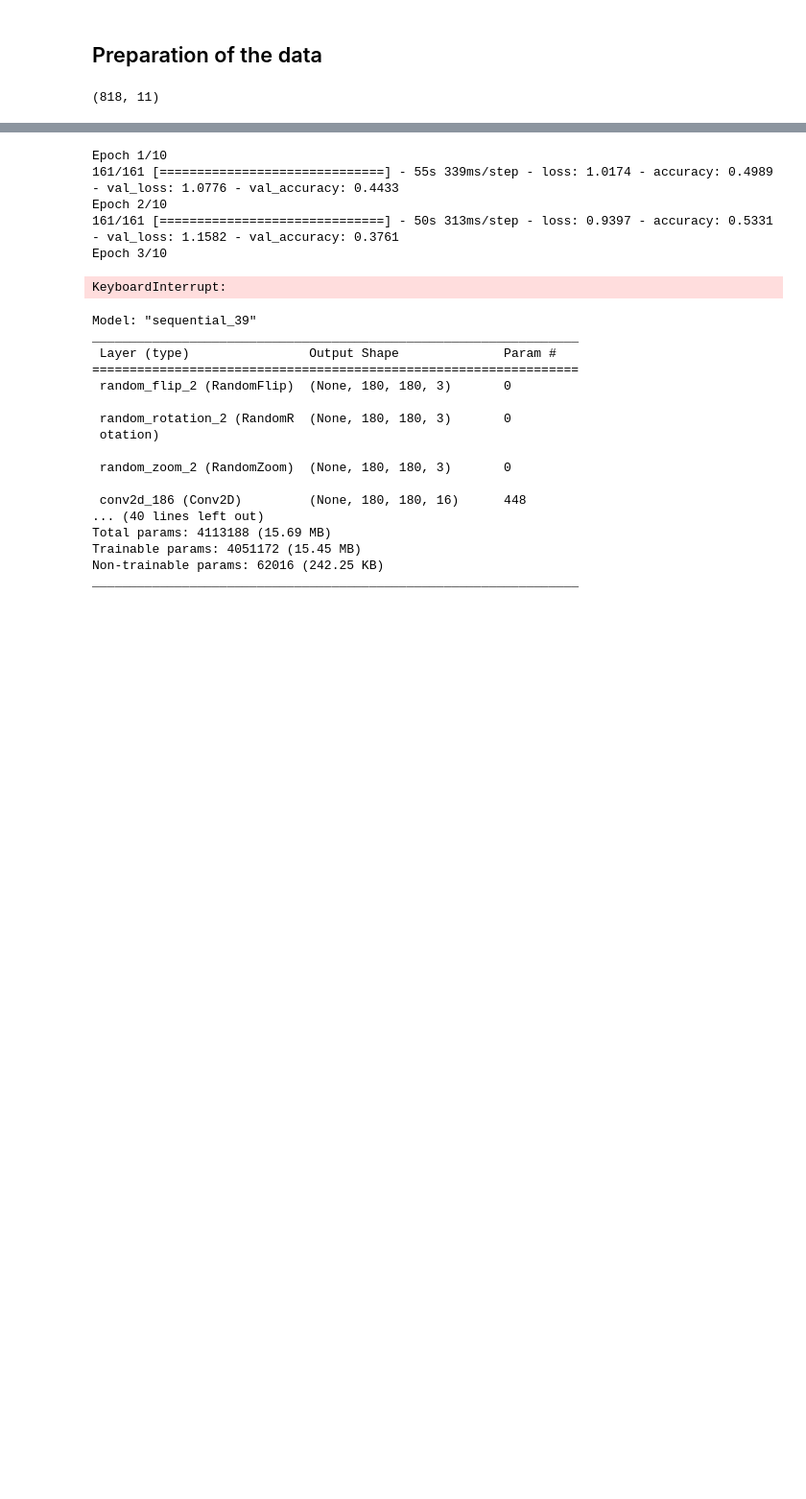
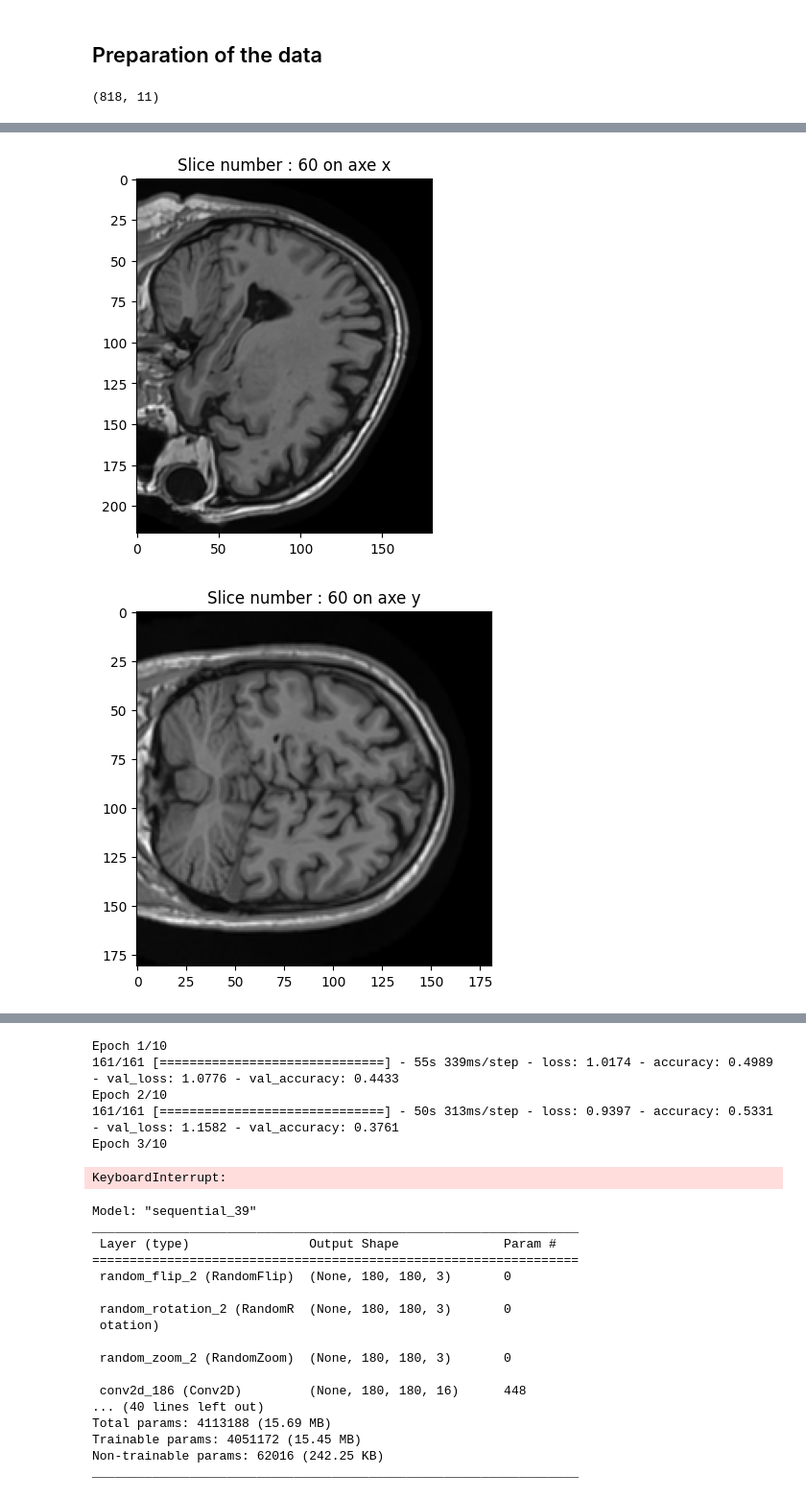
Before and after one commit to Tpris/Computer_vision_Alzheimer_detection, a Jupyter notebook: classifier_2D_nib.ipynb, the cells around one changed output, grey strips where cells are left out. Shown at 96% size. Drawn from its saved outputs; the diff is of its cells as text; code cells hidden in the pictures; blank space fills up the shorter version.

```diff
--- a/classifier_2D_nib.ipynb
+++ b/classifier_2D_nib.ipynb
@@ -68,3 +59,20 @@ def get_HC(irm):
     hc1 = irm[40:80, 90:130, 40:80]
     hc2 = irm[100:140, 90:130, 40:80]
     return hc1, hc2
+# %%
+def show_2D(irm, slice, axe):
+    if axe == "x":
+        plt.imshow(irm[slice,:,:], cmap="gray")
+    elif axe == "y":
+        plt.imshow(irm[:,slice,:], cmap="gray")
+    elif axe == "z":
+        plt.imshow(irm[:,:,slice], cmap="gray")
+    plt.title("Slice number : " + str(slice) + " on axe " + axe)
+    plt.show()
+
+show_2D(img.get_fdata(), 60, "x")
+show_2D(img.get_fdata(), 60, "y")
+show_2D(img.get_fdata(), 60, "z")
+# %% [output]
+[figure, added]
+[figure, added]
```
Also changed, not shown: parts of 7 cells of this notebook, 1 other file.
